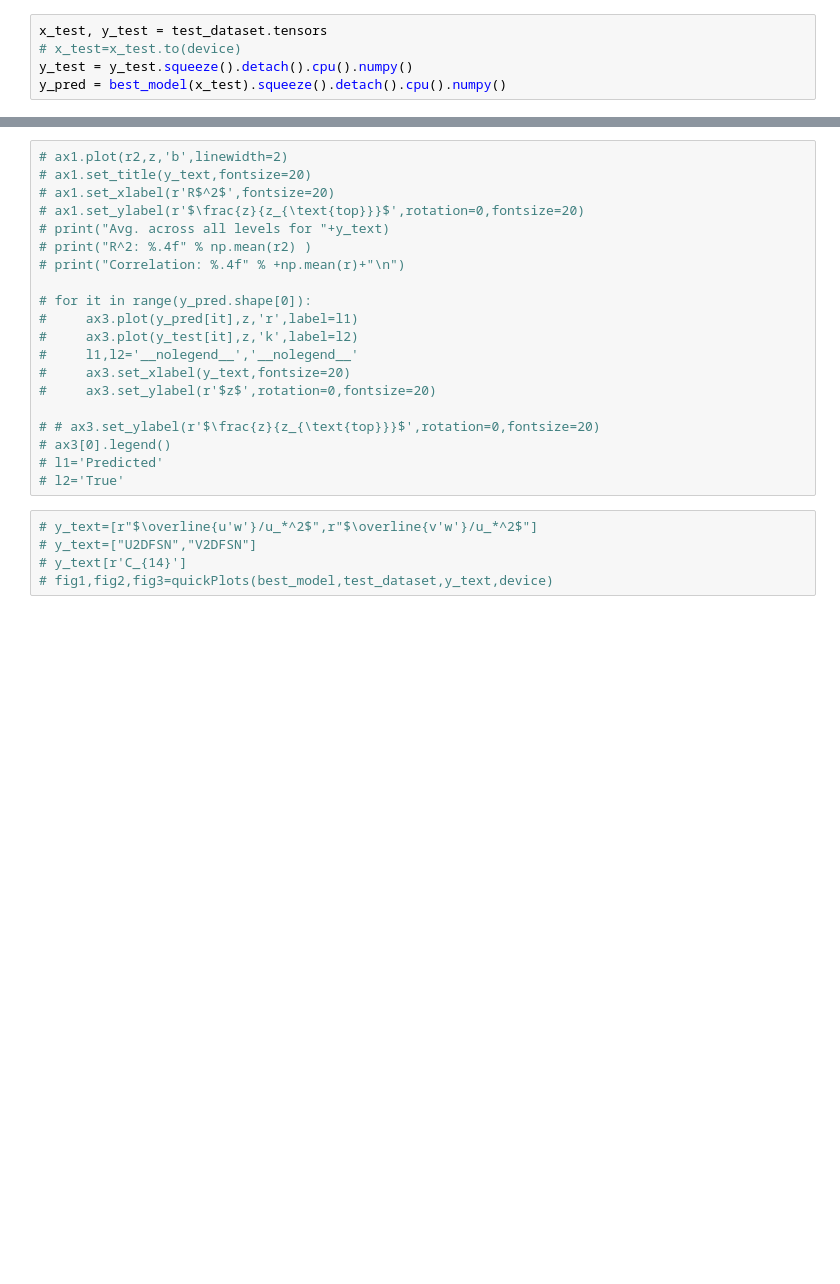
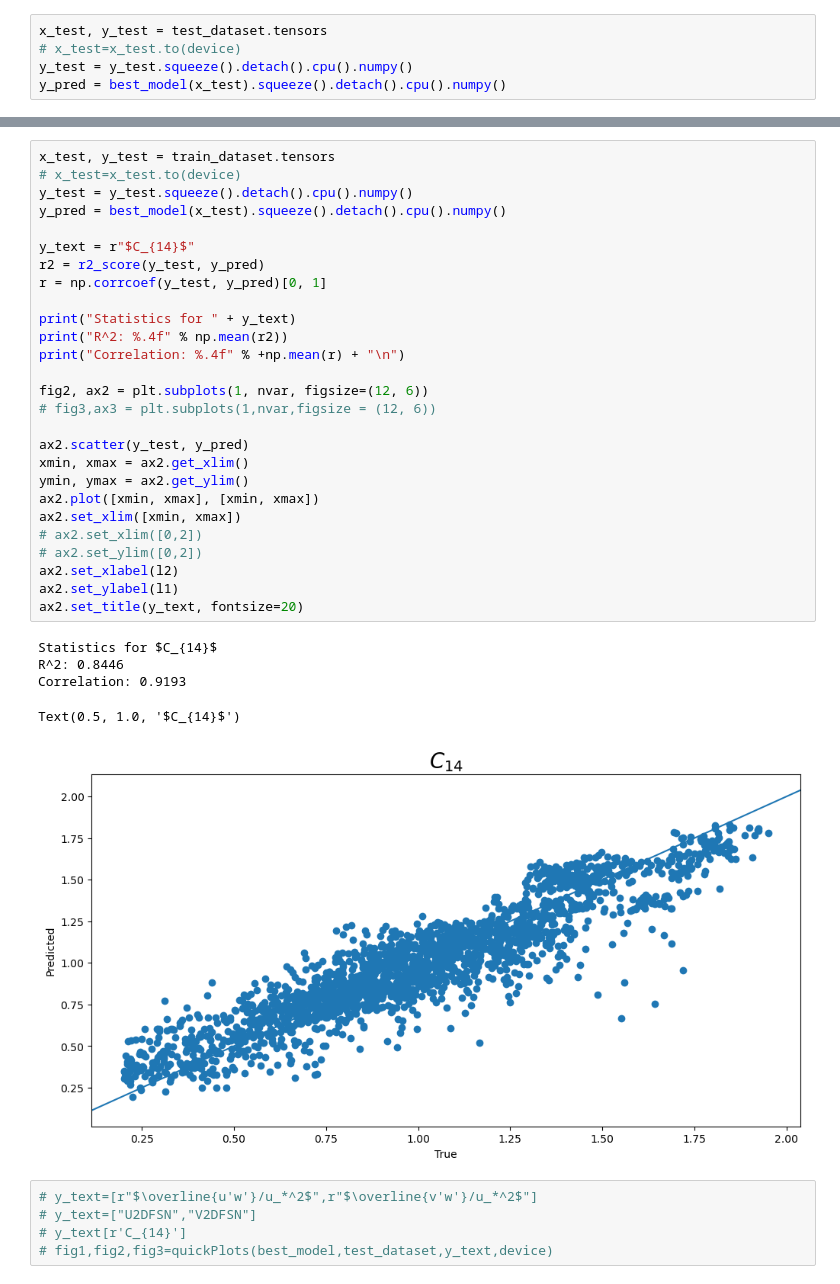
Before and after one commit to adconnolly/CLUBBiNN, a Jupyter notebook: train_notebooks/C14_TKEterms_LupLdownHconst_BOMEX.ipynb, the cells around one changed output, grey strips where cells are left out. Drawn from its saved outputs; the diff is of its cells as text; blank space fills up the shorter version.

```diff
--- a/train_notebooks/C14_TKEterms_LupLdownHconst_BOMEX.ipynb
+++ b/train_notebooks/C14_TKEterms_LupLdownHconst_BOMEX.ipynb
@@ -224,23 +164,36 @@ Text(0.5, 1.0, '$C_{14}$')
-# %%
-# ax1.plot(r2,z,'b',linewidth=2)
-# ax1.set_title(y_text,fontsize=20)
-# ax1.set_xlabel(r'R$^2$',fontsize=20)
-# ax1.set_ylabel(r'$\frac{z}{z_{\text{top}}}$',rotation=0,fontsize=20)
-# print("Avg. across all levels for "+y_text)
-# print("R^2: %.4f" % np.mean(r2) )
-# print("Correlation: %.4f" % +np.mean(r)+"\n")
-
-# for it in range(y_pred.shape[0]):
-#     ax3.plot(y_pred[it],z,'r',label=l1)
-#     ax3.plot(y_test[it],z,'k',label=l2)
-#     l1,l2='__nolegend__','__nolegend__'
-#     ax3.set_xlabel(y_text,fontsize=20)
-#     ax3.set_ylabel(r'$z$',rotation=0,fontsize=20)
-
-# # ax3.set_ylabel(r'$\frac{z}{z_{\text{top}}}$',rotation=0,fontsize=20)
-# ax3[0].legend()
-# l1='Predicted'
-# l2='True'
+# %%
+x_test, y_test = train_dataset.tensors
+# x_test=x_test.to(device)
+y_test = y_test.squeeze().detach().cpu().numpy()
+y_pred = best_model(x_test).squeeze().detach().cpu().numpy()
+
+y_text = r"$C_{14}$"
+r2 = r2_score(y_test, y_pred)
+r = np.corrcoef(y_test, y_pred)[0, 1]
+
+print("Statistics for " + y_text)
+print("R^2: %.4f" % np.mean(r2))
+print("Correlation: %.4f" % +np.mean(r) + "\n")
+
+fig2, ax2 = plt.subplots(1, nvar, figsize=(12, 6))
+# fig3,ax3 = plt.subplots(1,nvar,figsize = (12, 6))
+
+ax2.scatter(y_test, y_pred)
+xmin, xmax = ax2.get_xlim()
+ymin, ymax = ax2.get_ylim()
+ax2.plot([xmin, xmax], [xmin, xmax])
+ax2.set_xlim([xmin, xmax])
+# ax2.set_xlim([0,2])
+# ax2.set_ylim([0,2])
+ax2.set_xlabel(l2)
+ax2.set_ylabel(l1)
+ax2.set_title(y_text, fontsize=20)
+# %% [output]
+Statistics for $C_{14}$
+R^2: 0.8446
+Correlation: 0.9193
+Text(0.5, 1.0, '$C_{14}$')
+[figure, added]
 # %%
 # y_text=[r"$\overline{u'w'}/u_*^2$",r"$\overline{v'w'}/u_*^2$"]
 # y_text=["U2DFSN","V2DFSN"]
```
Also changed, not shown: parts of 24 cells of this notebook, 8 other files.
